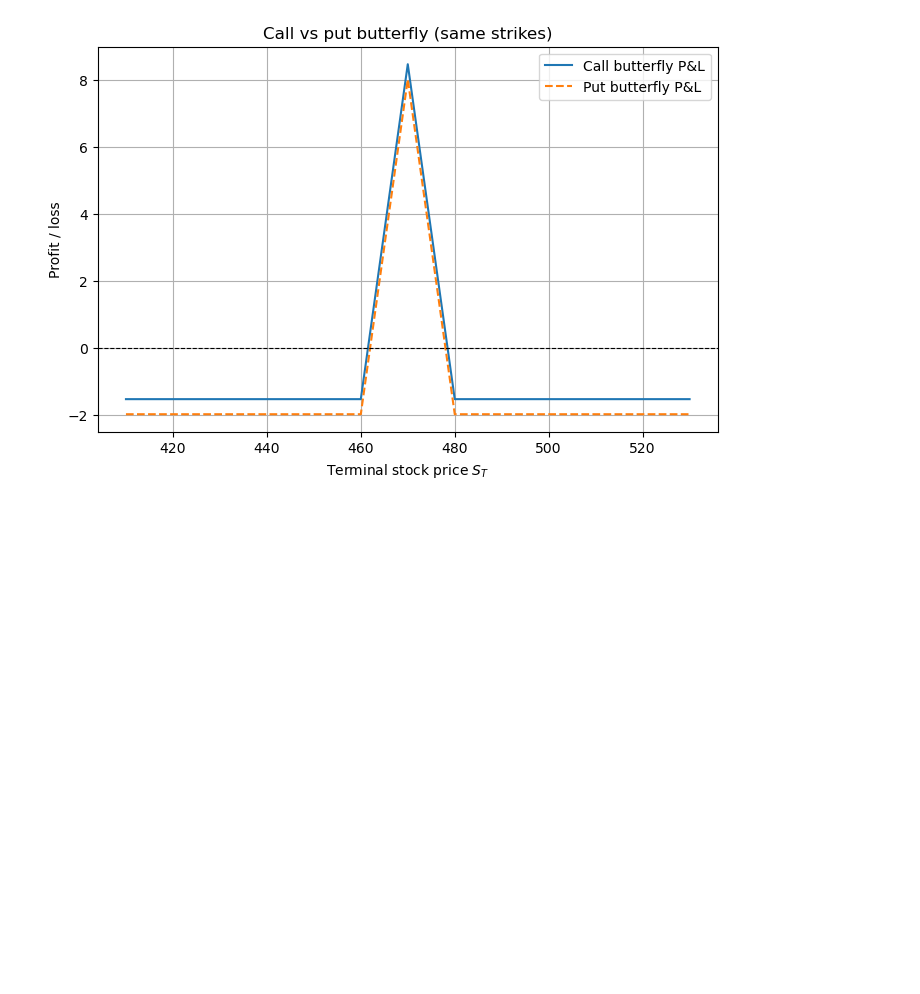
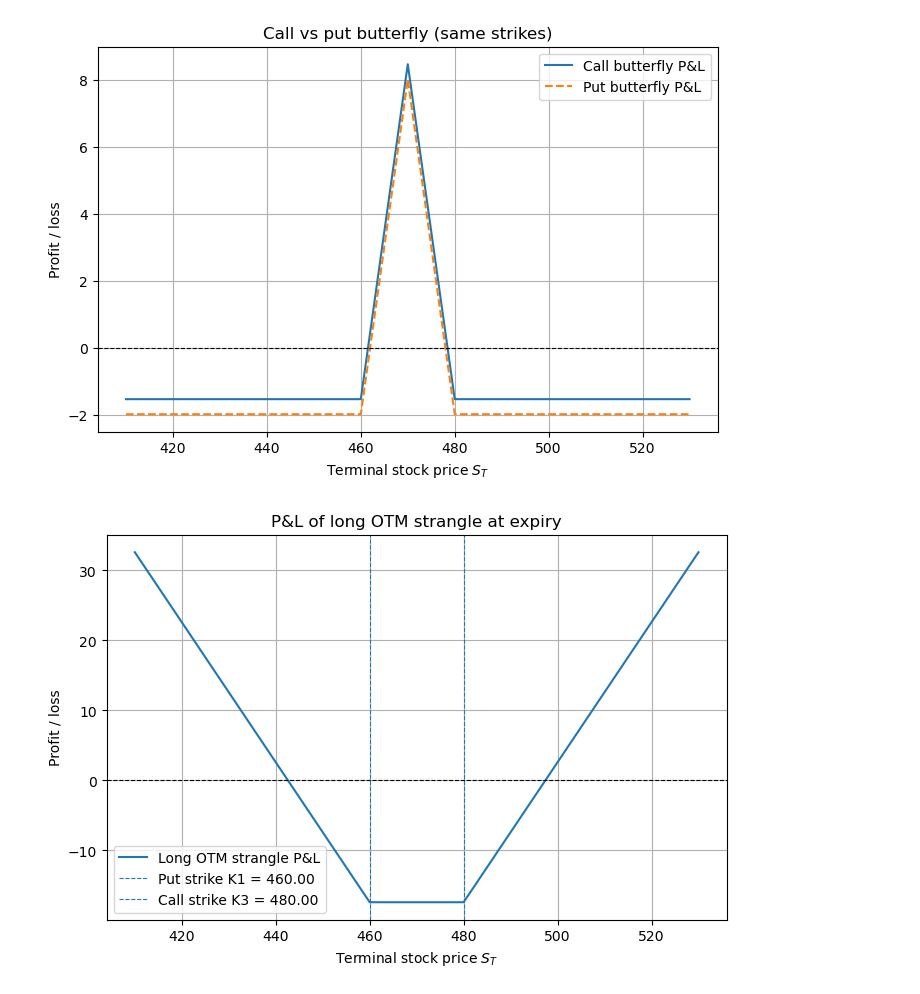
Before and after one commit to crowedavid02/FIN42020-Derivative-Securities-Project, a Jupyter notebook: notebooks/05_vol_trade.ipynb, the cells around one changed output. Saved outputs shown, nothing was run; the diff lists cells and outputs as text; code cells hidden in the pictures; blank space fills up the shorter version.

```diff
--- a/notebooks/05_vol_trade.ipynb
+++ b/notebooks/05_vol_trade.ipynb
@@ -258,3 +255,34 @@ plt.grid(True)
 plt.show()
 # %% [output]
 [figure]
+# %%
+# ============================================================
+# Extra volatility trades: strangle and iron condor
+# ============================================================
+
+# 1. Long OTM strangle using K1 (put) and K3 (call)
+
+C_strangle_call = mid_call(K3)
+P_strangle_put = mid_put(K1)
+cost_strangle = C_strangle_call + P_strangle_put
+
+S_grid_strangle = np.linspace(K1 - 50, K3 + 50, 301)
+
+strangle_call_payoff = np.maximum(S_grid_strangle - K3, 0.0)
+strangle_put_payoff = np.maximum(K1 - S_grid_strangle, 0.0)
+strangle_payoff = strangle_call_payoff + strangle_put_payoff
+strangle_pnl = strangle_payoff - cost_strangle
+
+plt.figure(figsize=(8, 5))
+plt.plot(S_grid_strangle, strangle_pnl, label="Long OTM strangle P&L")
+plt.axvline(K1, linestyle="--", linewidth=0.8, label=f"Put strike K1 = {K1:.2f}")
+plt.axvline(K3, linestyle="--", linewidth=0.8, label=f"Call strike K3 = {K3:.2f}")
+plt.axhline(0.0, linestyle="--", linewidth=0.8, color="black")
+plt.xlabel("Terminal stock price $S_T$")
+plt.ylabel("Profit / loss")
+plt.title("P&L of long OTM strangle at expiry")
+plt.legend()
+plt.grid(True)
+plt.show()
+# %% [output]
+[figure, added]
```
Also changed, not shown: parts of 9 cells of this notebook.
